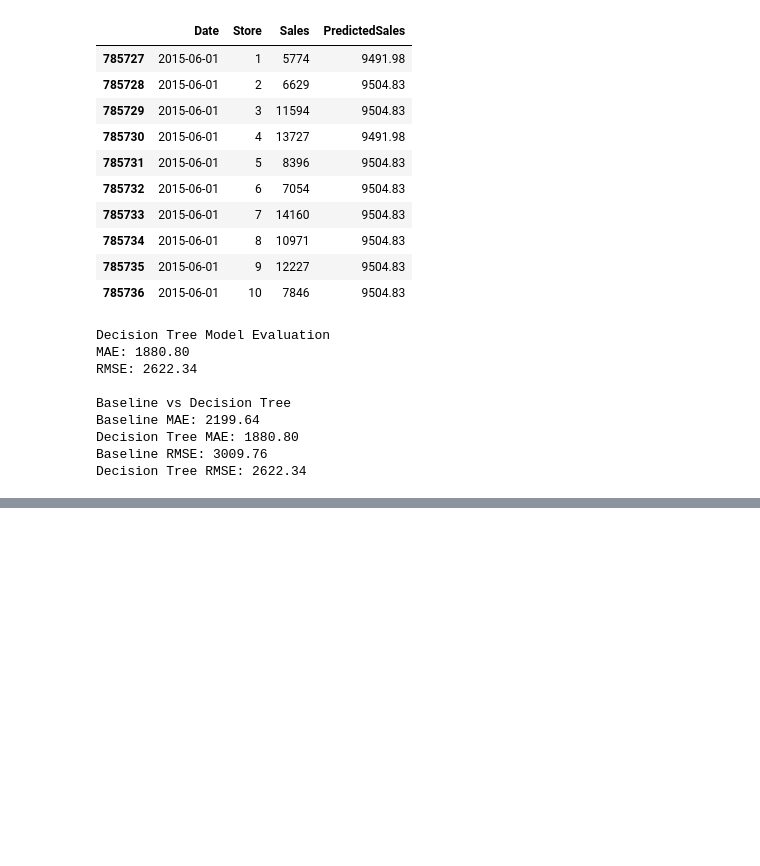
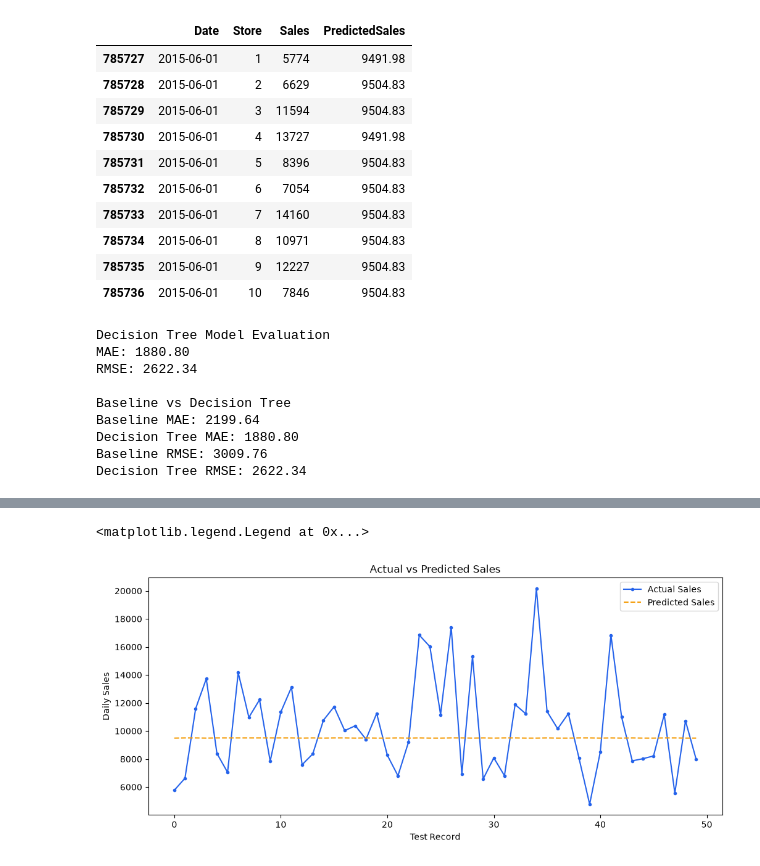
Before and after one commit to BizInsight26/bizinsight, a Jupyter notebook: notebooks/03_decision_tree.ipynb, the cells around one changed output, grey strips where cells are left out. Drawn from its saved outputs; the diff is of its cells as text; code cells hidden in the pictures; blank space fills up the shorter version.

```diff
--- a/notebooks/03_decision_tree.ipynb
+++ b/notebooks/03_decision_tree.ipynb
@@ -192,0 +554,12 @@ Decision Tree RMSE: 2622.34
+# %%
+comparison = pd.DataFrame({
+    "Actual Sales": np.asarray(y_test),
+    "Predicted Sales": predictions
+})
+
+comparison["Absolute Error"] = abs(
+    comparison["Actual Sales"] -
+    comparison["Predicted Sales"]
+)
+
+display(comparison.head(10).round(2))
@@ -192,0 +578,25 @@ Decision Tree RMSE: 2622.34
+# %%
+plt.figure(figsize=(12, 5))
+
+plt.plot(
+    comparison["Actual Sales"].head(50),
+    label="Actual Sales",
+    color="#2563EB",
+    marker="o",
+    markersize=3
+)
+
+plt.plot(
+    comparison["Predicted Sales"].head(50),
+    label="Predicted Sales",
+    color="#F59E0B",
+    linestyle="--"
+)
+
+plt.title("Actual vs Predicted Sales")
+plt.xlabel("Test Record")
+plt.ylabel("Daily Sales")
+plt.legend()
+# %% [output]
+<matplotlib.legend.Legend at 0x...>
+[figure, added]
```
Also changed, not shown: parts of 21 cells of this notebook, 11 other files.
